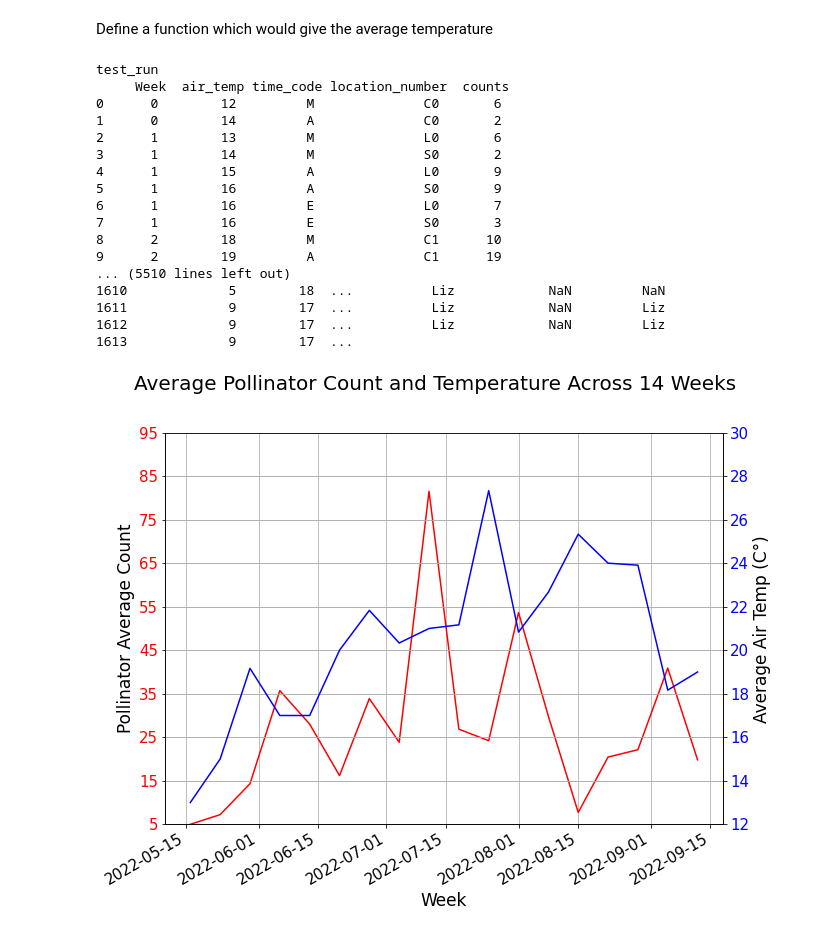
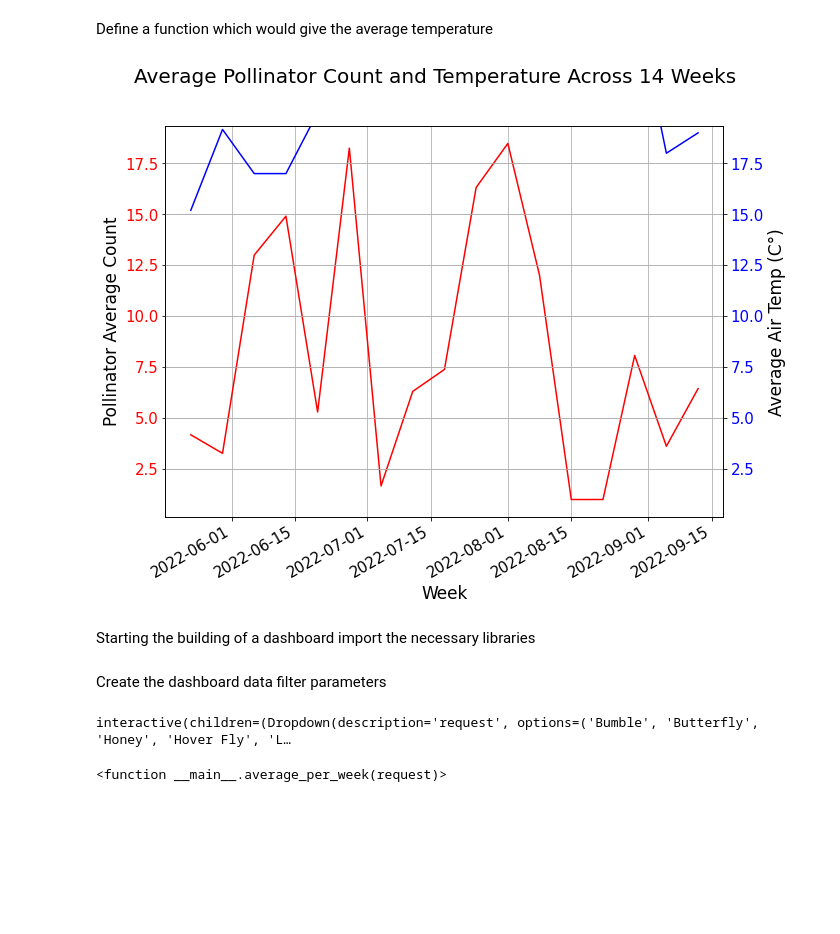
Before and after one commit to lizard777/CPSC_3430_project, a Jupyter notebook: dashboard.ipynb, the cells around one changed output. Saved outputs shown, nothing was run; the diff lists cells and outputs as text; code cells hidden in the pictures; blank space fills up the shorter version.

Commit message:
prototype finished
finished prototype of interactive dashboard

```diff
--- a/dashboard.ipynb
+++ b/dashboard.ipynb
@@ -140,13 +126,25 @@ def line_temp_plot(data_set):
 	#print(data_set)
 	return data_set
 # %%
-def average_per_week(data_set):
 
+
+def average_per_week(request):
+	#observation data for pollinators
+	data_set = pd.read_csv(x,sep = ',')
+	data_set = clean_data(data_set)
+	data_set = give_time(data_set)
 	#Test Case :1
-	#print("Test Case : 1", "\n",data_set['datetime_monday_week'])
-
-	#find the total number of pollinators according to location number and time code
-	data_set['total_counts'] = data_set.groupby(['location_number','time_code'])['location_number'].transform('count')
+	# #print("Test Case :
+	#1", "\n",data_set['datetime_monday_week'])
+	#
+	# #find the total number of pollinators according to location number and time code
+	if(request == 'average'):
+		data_set['total_counts'] = data_set.groupby(['location_number','time_code'])['location_number'].transform('count')
+	else:
+		#print(data_set['pollinator'].unique())
+		data_set = data_set[(data_set['pollinator'] == request)]
+		#print(data_set)
+		data_set['total_counts'] = data_set.groupby(['location_number','time_code'])['location_number'].transform('count')
 
 	#Test Case :2
 	#print("Test Case : 2", "\n",data_set)
@@ -157,14 +155,10 @@ def average_per_week(data_set):
 	#getting the average pollinator mean
 	data_set['pol_mean'] = data_set.groupby(['datetime_monday_week'])['total_counts'].transform('mean')
 
-	#
-	print(data_set)
-
-
 	#finding the unique average air temperature by using .last()
 	data_set = data_set.groupby(['datetime_monday_week','pol_mean'])['avg_air_temp'].last()
 	data_set = data_set.reset_index(name = 'avg_temp')
-	print(data_set)
+	#print(data_set)
 
 	#test if statistically significant with linear regression
 	#significant = scatter( data_set['avg_temp'], data_set['pol_mean'])
@@ -178,14 +172,14 @@ def average_per_week(data_set):
 	ax2.plot(data_set['datetime_monday_week'],data_set['avg_temp'], color = 'blue')
 
 	#changing the scale of the x axis of the graph
-	ax1.set_yticks(np.linspace(5, 95, 10))
-	ax1.set_ylim(5,95)
-	ax2.set_yticks(np.linspace(12, 30, 10))
+	#ax1.set_yticks(np.linspace(5, 95, 10))
+	#ax1.set_ylim(5,95)
+	#ax2.set_yticks(np.linspace(12, 30, 10))
 
 	#ax2.legend(loc=0)
 	#plt.legend(bbox_to_anchor = (0.75, 1.15), ncol = 2)
 
-	#ax2.set_ylim(ax1.get_ylim())
+	ax2.set_ylim(ax1.get_ylim())
 	ax2.grid(True)
 
 	ax1.set_xlabel('Week', fontsize = 17)
@@ -208,24 +202,11 @@ def average_per_week(data_set):
 	plt.savefig('pollinator_avg_week.png',dpi = 500)
 
 	plt.show()
-# %%
-average_per_week(df)
-# %% [output]
-test_run
-     Week  air_temp time_code location_number  counts
-0      0        12         M              C0       6
-1      0        14         A              C0       2
-2      1        13         M              L0       6
-3      1        14         M              S0       2
-4      1        15         A              L0       9
-5      1        16         A              S0       9
-6      1        16         E              L0       7
-7      1        16         E              S0       3
-8      2        18         M              C1      10
-9      2        19         A              C1      19
-... (5510 lines left out)
-1610             5        18  ...          Liz            NaN         NaN
-1611             9        17  ...          Liz            NaN         Liz
-1612             9        17  ...          Liz            NaN         Liz
-1613             9        17  ...
-[figure, removed]
+# %%
+#print(df)
+average_per_week('Bumble')
+# %% [output]
+[figure, added]
+# %% [markdown]
+Starting the building of a dashboard
+import the necessary libraries
@@ -231,0 +222,9 @@ test_run
+# %% [markdown]
+Create the dashboard data filter parameters
+# %%
+#using ipywidgets
+#data_set, request
+widgets.interact(average_per_week,request = df['pollinator'].unique())
+# %% [output]
+interactive(children=(Dropdown(description='request', options=('Bumble', 'Butterfly', 'Honey', 'Hover Fly', 'L…
+<function __main__.average_per_week(request)>
```
Also changed, not shown: parts of 4 cells of this notebook, 1 other file.
